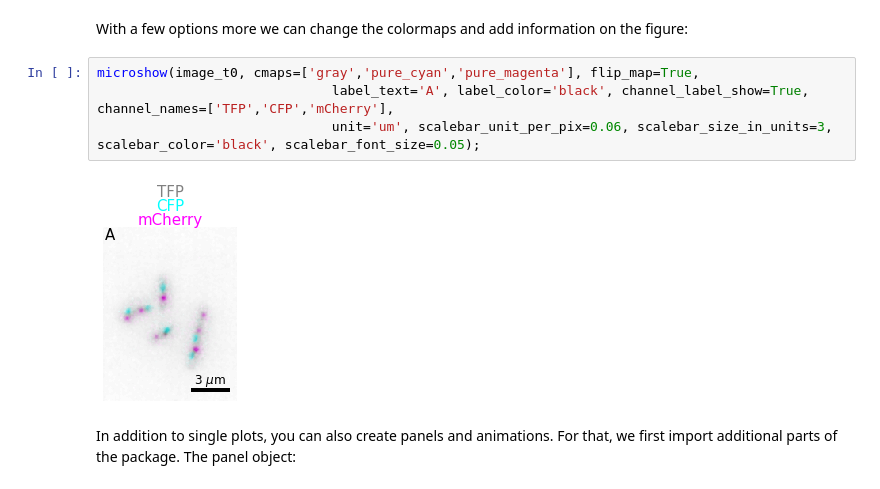
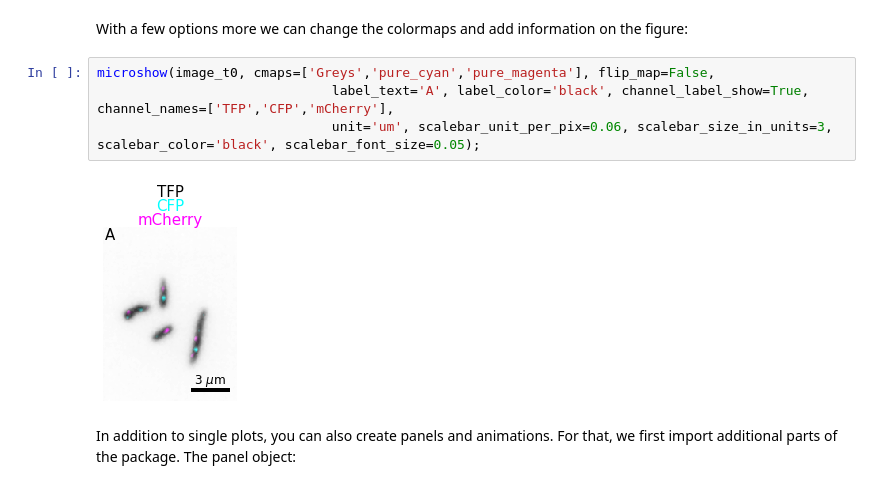
Before and after one commit to guiwitz/microfilm, a Jupyter notebook: _sources/docs/first_plot.ipynb, the cells around one changed output. Drawn from its saved outputs; the diff is of its cells as text.

```diff
--- a/_sources/docs/first_plot.ipynb
+++ b/_sources/docs/first_plot.ipynb
@@ -26,11 +26,11 @@ microshow(image_t0);
 # %% [markdown]
 With a few options more we can change the colormaps and add information on the figure:
 # %%
-microshow(image_t0, cmaps=['gray','pure_cyan','pure_magenta'], flip_map=True,
+microshow(image_t0, cmaps=['Greys','pure_cyan','pure_magenta'], flip_map=False,
                               label_text='A', label_color='black', channel_label_show=True, channel_names=['TFP','CFP','mCherry'],
                               unit='um', scalebar_unit_per_pix=0.06, scalebar_size_in_units=3, scalebar_color='black', scalebar_font_size=0.05);
 # %% [output]
-[figure, old version]
+[figure, new version]
 # %% [markdown]
 In addition to single plots, you can also create panels and animations. For that, we first import additional parts of the package. The panel object:
 # %%
```
Also changed, not shown: parts of 1 cell of this notebook, 57 other files.
